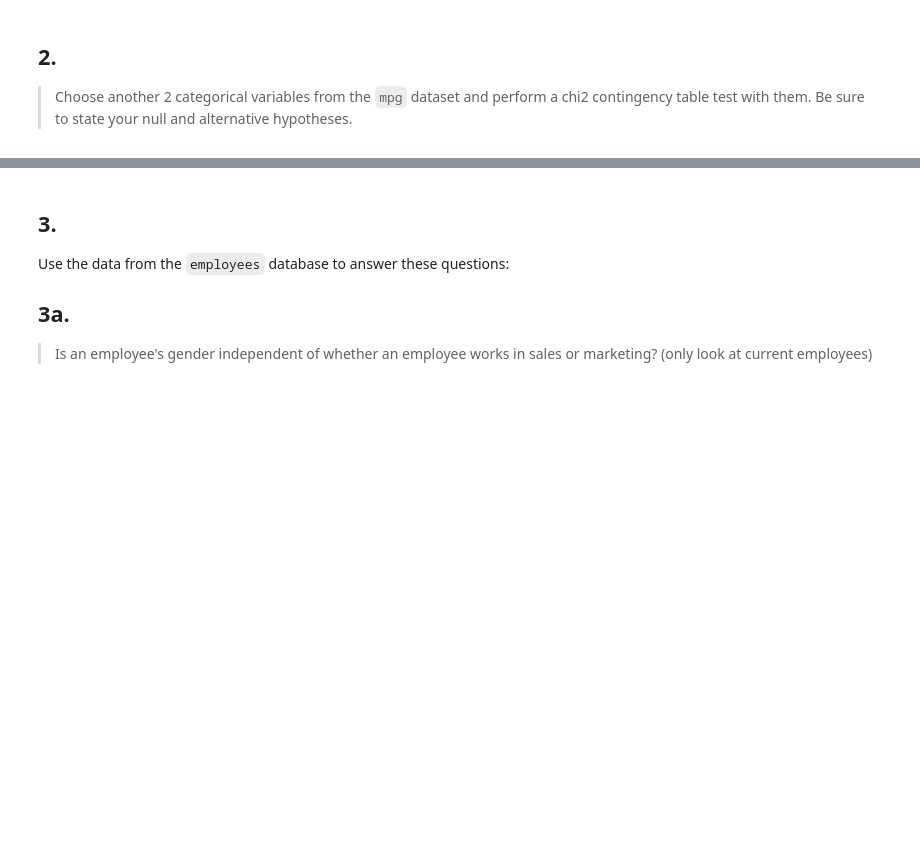
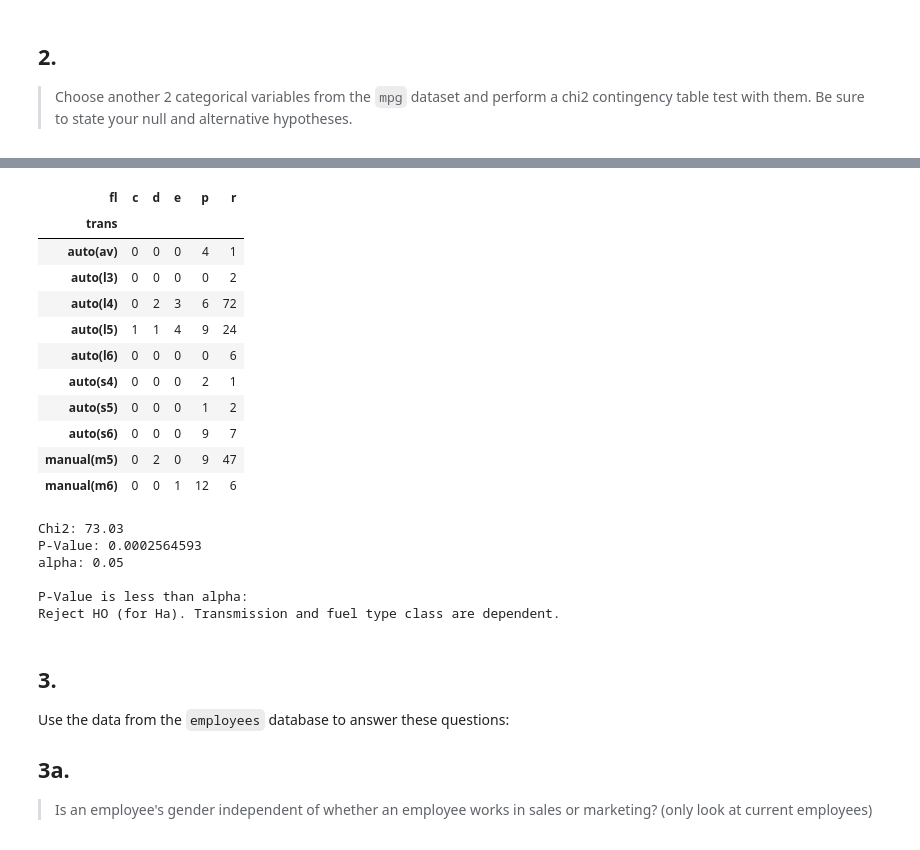
Before and after one commit to Promeos/statistics-exercises, a Jupyter notebook: hypothesis_testing.ipynb, the cells around one changed output, grey strips where cells are left out. Cells and saved outputs as stored; diff of their text form; code cells hidden in the pictures; blank space fills up the shorter version.

```diff
--- a/hypothesis_testing.ipynb
+++ b/hypothesis_testing.ipynb
@@ -1256,3 +1360,40 @@ Reject HO (for Ha). There is a linear relationship between Days and Reaction tim
+# %%
+observed_trans = pd.crosstab(df_mpg.trans, df_mpg.fl)
+# %%
+observed_trans
+# %% [output]
+| fl | c | d | e | p | r |
+| trans |  |  |  |  |  |
+| auto(av) | 0 | 0 | 0 | 4 | 1 |
+| auto(l3) | 0 | 0 | 0 | 0 | 2 |
+| auto(l4) | 0 | 2 | 3 | 6 | 72 |
+| auto(l5) | 1 | 1 | 4 | 9 | 24 |
+| auto(l6) | 0 | 0 | 0 | 0 | 6 |
+| auto(s4) | 0 | 0 | 0 | 2 | 1 |
+| auto(s5) | 0 | 0 | 0 | 1 | 2 |
+| auto(s6) | 0 | 0 | 0 | 9 | 7 |
+| manual(m5) | 0 | 2 | 0 | 9 | 47 |
+| manual(m6) | 0 | 0 | 1 | 12 | 6 |
+# %%
+chi2, p, degf, expected = stats.chi2_contingency(observed_trans)
+
+print(("Chi2: {:.2f}" \
+      "\nP-Value: {:.10f}\nalpha: {:.2f}\n").format(chi2, p, alpha))
+
+if p < alpha:
+    print("P-Value is less than alpha:")
+    print('Reject HO (for Ha). Transmission' \
+          ' and fuel type class are dependent.')
+else:
+    print('Fail to reject HO. Transmission' \
+          ' and fuel type are independent.')
+# %% [output]
+Chi2: 73.03
+P-Value: 0.0002564593
+alpha: 0.05
+
+P-Value is less than alpha:
+Reject HO (for Ha). Transmission and fuel type class are dependent.
 # %% [markdown]
 ## 3.
 Use the data from the `employees` database to answer these questions:
```
Also changed, not shown: parts of 9 cells of this notebook.
